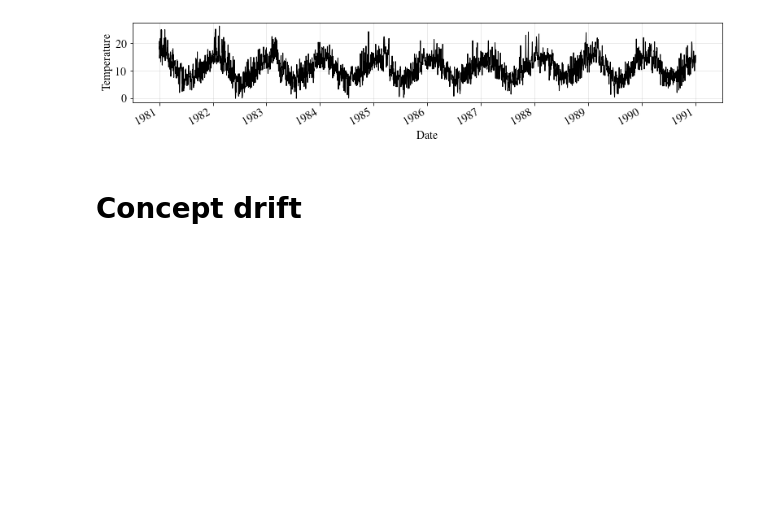
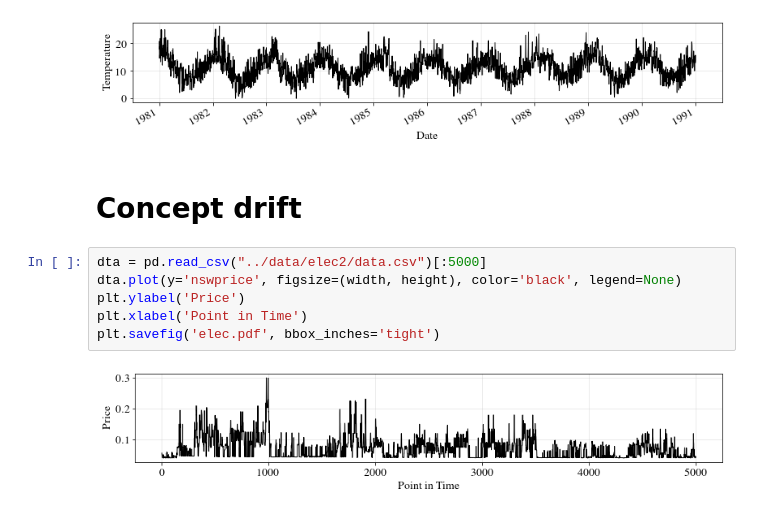
Before and after one commit to maffei2443/meta_experiments, a Jupyter notebook: notebooks/pattern_examples.ipynb, the cells around one changed output. Cells and saved outputs as stored; diff of their text form; blank space fills up the shorter version.

Commit message:
concept drift plot

```diff
--- a/notebooks/pattern_examples.ipynb
+++ b/notebooks/pattern_examples.ipynb
@@ -30,3 +30,11 @@ plt.savefig('temperature.pdf', bbox_inches='tight')
 [figure]
 # %% [markdown]
 # Concept drift
+# %%
+dta = pd.read_csv("../data/elec2/data.csv")[:5000]
+dta.plot(y='nswprice', figsize=(width, height), color='black', legend=None)
+plt.ylabel('Price')
+plt.xlabel('Point in Time')
+plt.savefig('elec.pdf', bbox_inches='tight')
+# %% [output]
+[figure, added]
```
Also changed, not shown: 1 other file.
